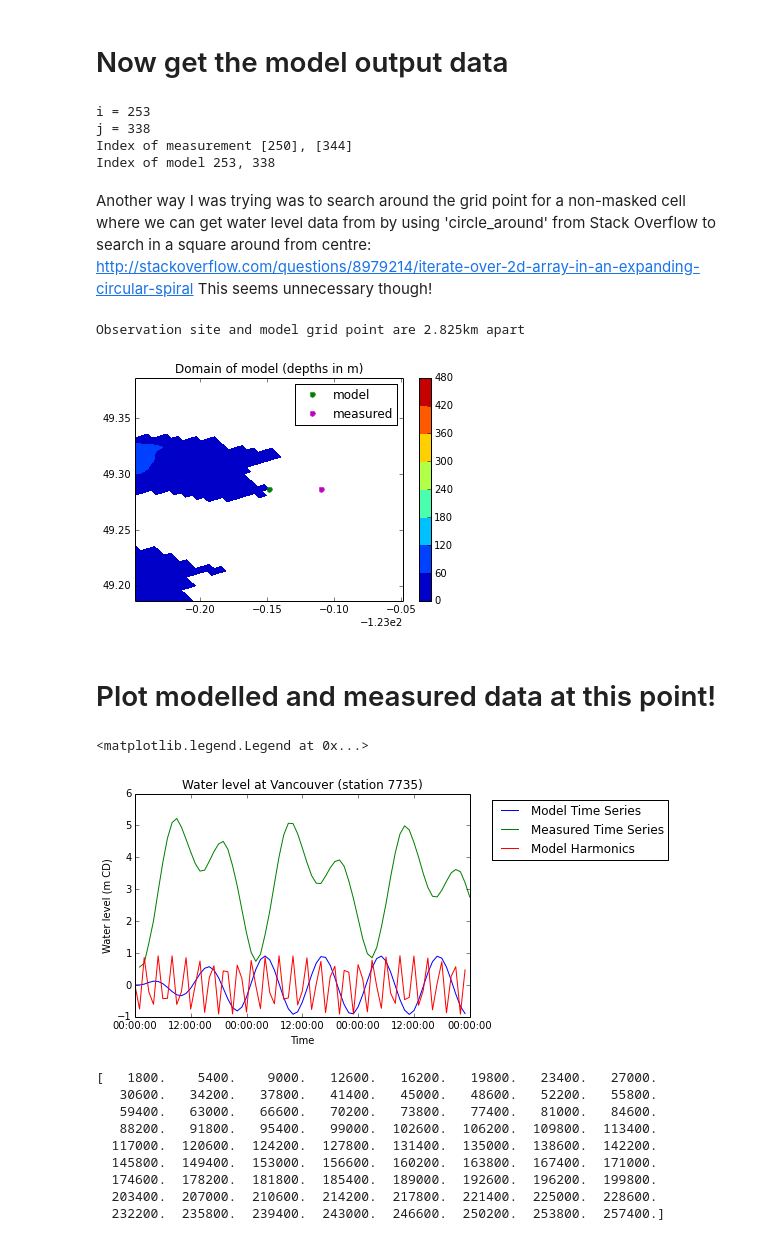
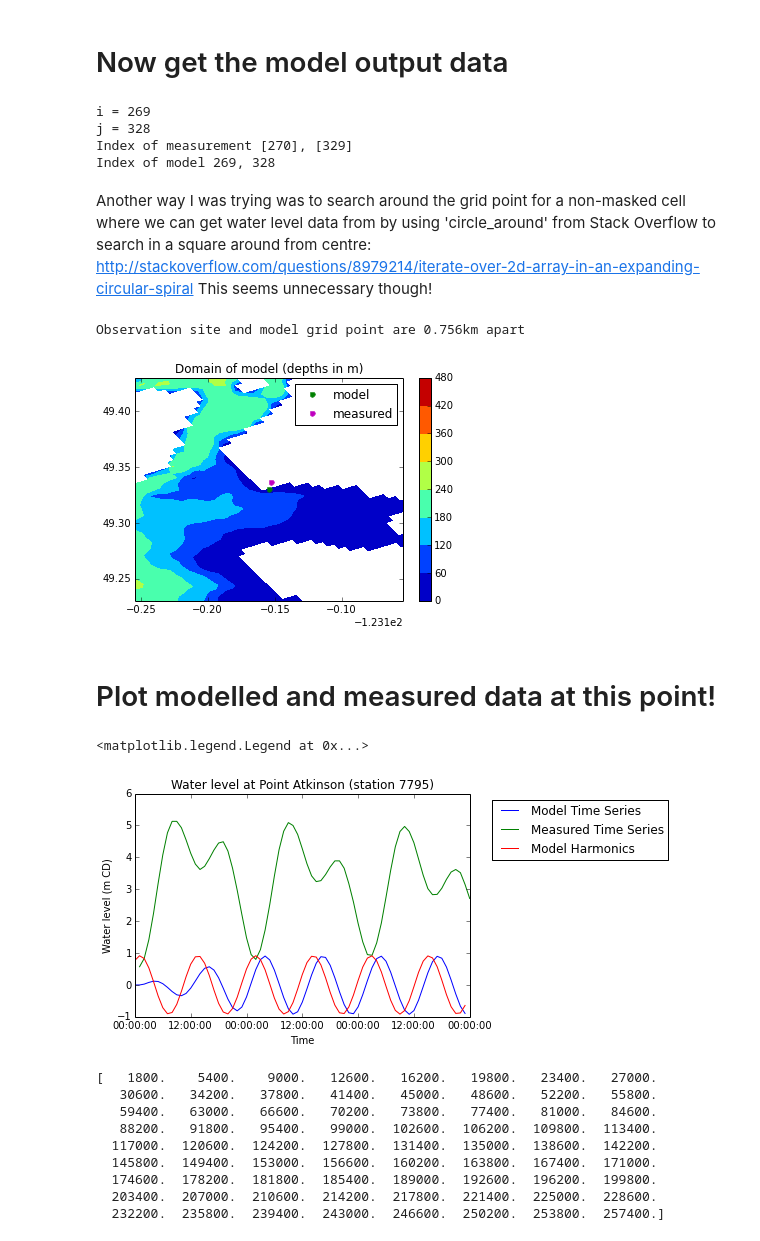
Before and after one commit to SalishSeaCast/tools, a Jupyter notebook: dfo_w_level/DFO_waterleveldownload.ipynb, the cells around one changed output. Cells and saved outputs as stored; diff of their text form; code cells hidden in the pictures.

Commit message:
Fixed mistake with model harmonics plotting

```diff
--- a/dfo_w_level/DFO_waterleveldownload.ipynb
+++ b/dfo_w_level/DFO_waterleveldownload.ipynb
@@ -51,7 +51,7 @@ it appear that it is not required.
 # Get data from DFO website
 # %%
 #DFO station number and required dates
-station_no = 7735
+station_no = 7795
 start_date = '02-JAN-2002'
 end_date = '05-JAN-2002'
 
@@ -174,6 +174,8 @@ tol2 = 0.00189 #lat
 x1, y1=np.where(np.logical_and((np.logical_and(X>stat_lon[0]-tol1,X<stat_lon[0]+tol1)),
                                               np.logical_and(Y>stat_lat[0]-tol2,Y<stat_lat[0]+tol2)))
 
+#What if more than one point is returned from this search?
+
 #if x1,y1 is masked, search 3x3 grid around. If all those points are masked, search 4x4 grid around etc
 for ii in np.arange(1,10):
     if bathy.mask[x1,y1]==True:
@@ -195,10 +197,10 @@ x1 = i
 y1 = j
 print('Index of model '+str(x1)+', '+str(y1))
 # %% [output]
-i = 253
-j = 338
-Index of measurement [250], [344]
-Index of model 253, 338
+i = 269
+j = 328
+Index of measurement [270], [329]
+Index of model 269, 328
 # %% [markdown]
 Another way I was trying was to search around the grid point for a non-masked cell where we can get water level data from by using 'circle_around' from Stack Overflow to search in a square around from centre:
 http://stackoverflow.com/questions/8979214/iterate-over-2d-array-in-an-expanding-circular-spiral
@@ -222,7 +224,7 @@ def haversine(lon1, lat1, lon2, lat2):
 dist = haversine(float(stat_lon[0]),float(stat_lat[0]),float(X[x1,y1]),float(Y[x1,y1]))
 print('Observation site and model grid point are '+str(round(dist,3))+'km apart')
 # %% [output]
-Observation site and model grid point are 2.825km apart
+Observation site and model grid point are 0.756km apart
 # %%
 #Plot the two spots on a map
 def plot_meas_mod_locations(measlon, measlat, modlon, modlat):
@@ -238,39 +240,41 @@ def plot_meas_mod_locations(measlon, measlat, modlon, modlat):
 
 plot_meas_mod_locations(stat_lon[0],stat_lat[0],X[x1,y1],Y[x1,y1])
 # %% [output]
-[figure, old version]
+[figure, new version]
 # %% [markdown]
 # Plot modelled and measured data at this point!
 # %%
 #Create a time vector
 model_start_time = datetime.datetime.strptime(fT.variables['time_counter'].time_origin,' %Y-%b-%d %H:%S:%M')
 #interval_write is in seconds, change it to hours
 timestep = fT.variables['sossheig'].interval_write/(60*60)
 timevec = np.linspace(0,len(eta),len(eta)/timestep,endpoint=False)
 #create list of dates
 dateList = [model_start_time + datetime.timedelta(hours=x) for x in timevec ]
 
 #Modelled tidal harmonics are calculated for past 24 hours inside NEMO model and outputted to:
 loc = "/ocean/klesouef/meopar/tools/NetCDF_Plot"
 os.chdir(loc)
 harmT = NC.Dataset('WC3_Harmonics_gridT_TIDE2D.nc','r')
 #Get amplitude and phase
 mod_M2_amp_1 = harmT.variables['M2_amp']
 mod_M2_amp = mod_M2_amp_1[0,:,:]
 mod_M2_pha_1 = harmT.variables['M2_pha']
 mod_M2_pha = mod_M2_pha_1[0,:,:]
+#frequency of M2 tide
+M2_freq = 2*pi/(12.42*3600)
 
 #plot measured and modelled timeseries and harmonic data
 plt.plot(dateList,eta[:,x1,y1],label='Model Time Series')
 plt.plot(dates,wlev,label='Measured Time Series')
-plt.plot(dateList,mod_M2_amp[x1,y1]*np.sin(mod_M2_pha[x1,y1]*(timevec*3600)),label='Model Harmonics')
+plt.plot(dateList,mod_M2_amp[x1,y1]*np.cos(M2_freq*(timevec*3600)-radians(mod_M2_pha[x1,y1])),label='Model Harmonics')
 plt.ylabel('Water level (m CD)')
 plt.xlabel('Time')
 plt.title('Water level at '+stat_name[0]+' (station '+str(stat_num[0])+')')
 plt.legend(bbox_to_anchor=(1.05, 1), loc=2)
 # %% [output]
 <matplotlib.legend.Legend at 0x...>
-[figure, old version]
+[figure, new version]
 # %%
 #THINK ABOUT TIME SOME MORE!
 test=fT.variables['time_counter']
```
Also changed, not shown: parts of 1 cell of this notebook.
